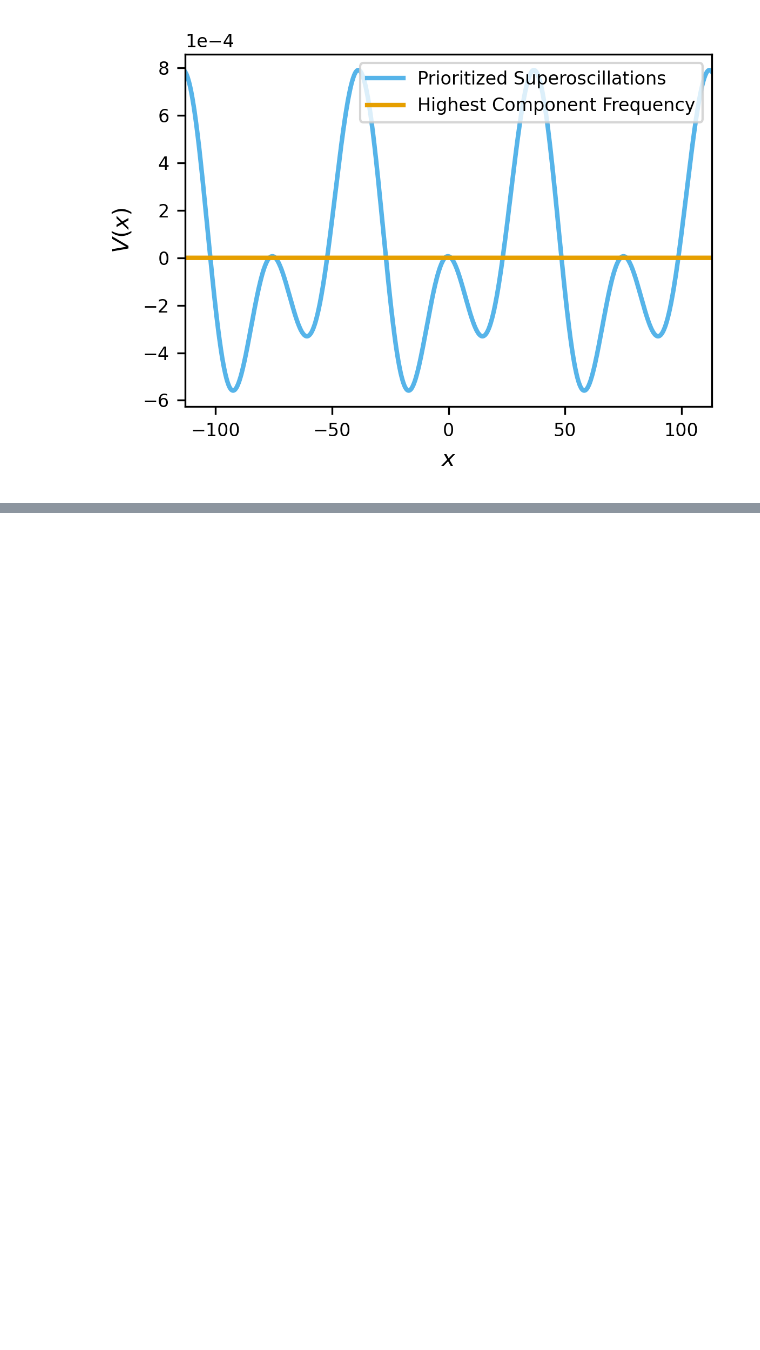
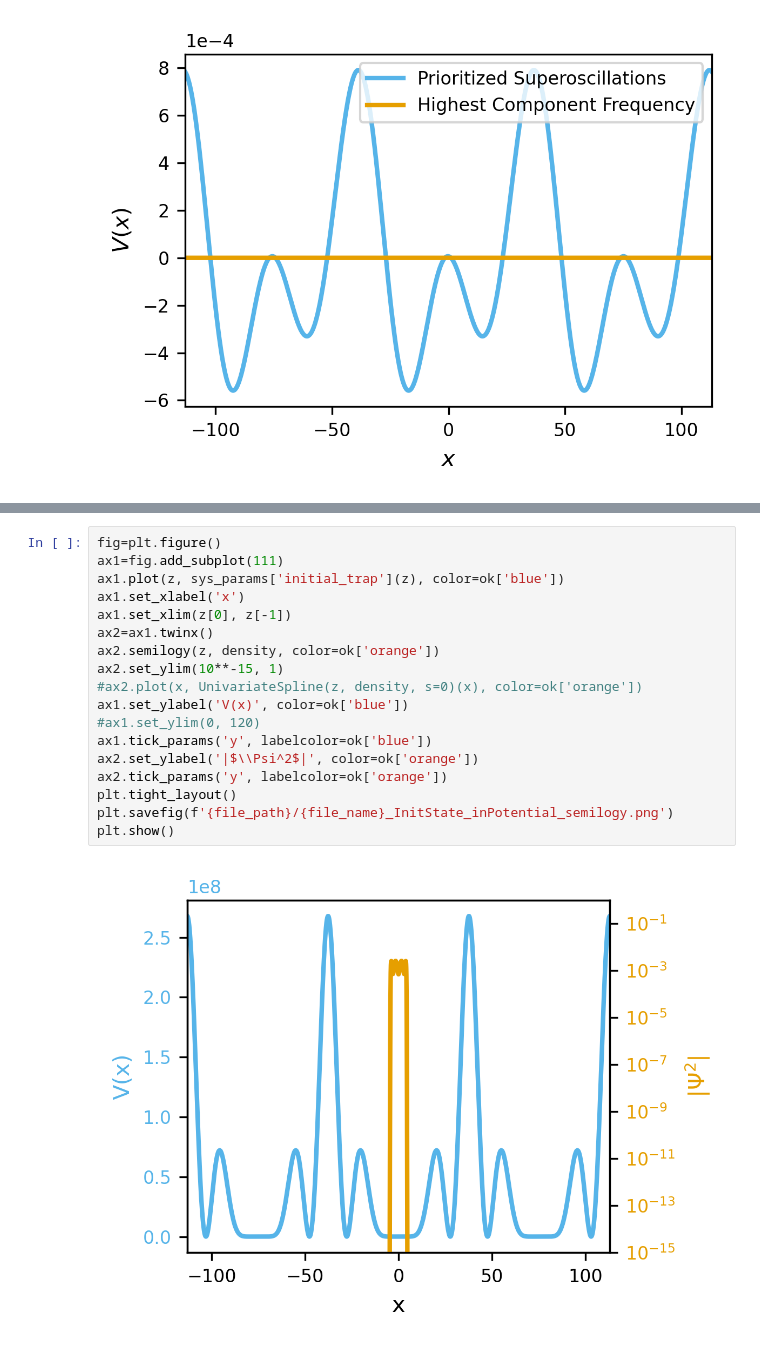
Before and after one commit to dustindberg/GPE, a Jupyter notebook: BEC_TrappingwSpatialSuperoscilations.ipynb, the cells around one changed output, grey strips where cells are left out. Saved outputs shown, nothing was run; the diff lists cells and outputs as text; blank space fills up the shorter version.

```diff
--- a/BEC_TrappingwSpatialSuperoscilations.ipynb
+++ b/BEC_TrappingwSpatialSuperoscilations.ipynb
@@ -616,0 +640,20 @@ plt.show()
+# %%
+fig=plt.figure()
+ax1=fig.add_subplot(111)
+ax1.plot(z, sys_params['initial_trap'](z), color=ok['blue'])
+ax1.set_xlabel('x')
+ax1.set_xlim(z[0], z[-1])
+ax2=ax1.twinx()
+ax2.semilogy(z, density, color=ok['orange'])
+ax2.set_ylim(10**-15, 1)
+#ax2.plot(x, UnivariateSpline(z, density, s=0)(x), color=ok['orange'])
+ax1.set_ylabel('V(x)', color=ok['blue'])
+#ax1.set_ylim(0, 120)
+ax1.tick_params('y', labelcolor=ok['blue'])
+ax2.set_ylabel('|$\\Psi^2$|', color=ok['orange'])
+ax2.tick_params('y', labelcolor=ok['orange'])
+plt.tight_layout()
+plt.savefig(f'{file_path}/{file_name}_InitState_inPotential_semilogy.png')
+plt.show()
+# %% [output]
+[figure, added]
```
Also changed, not shown: parts of 9 cells of this notebook.
